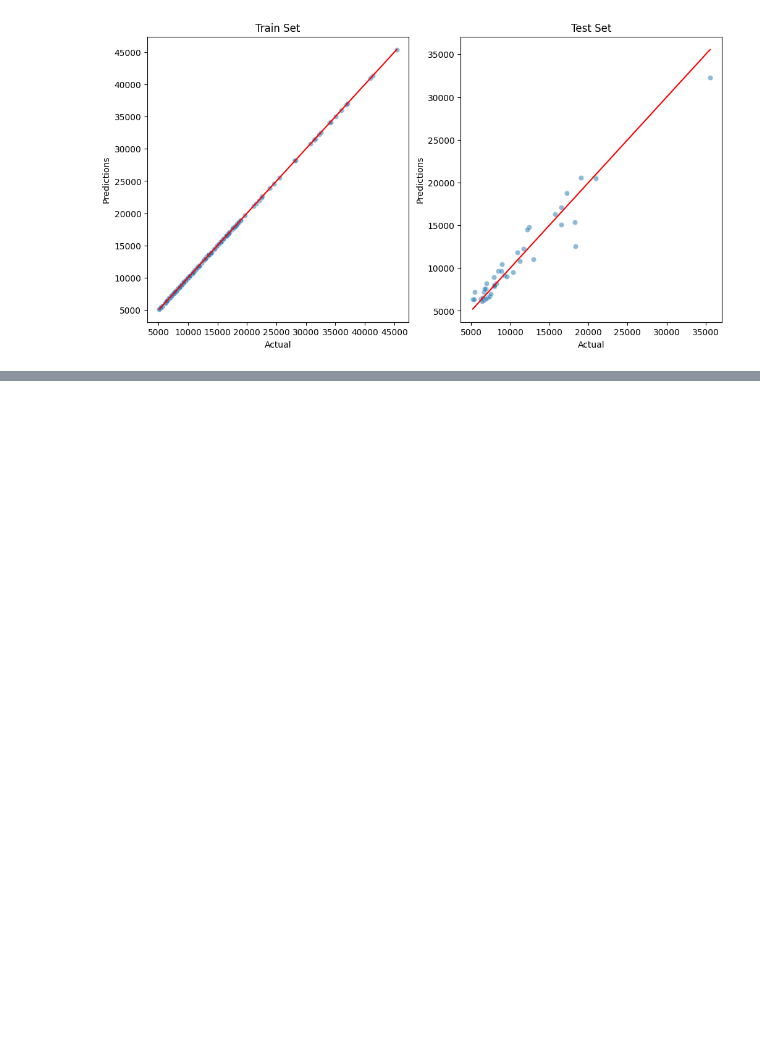
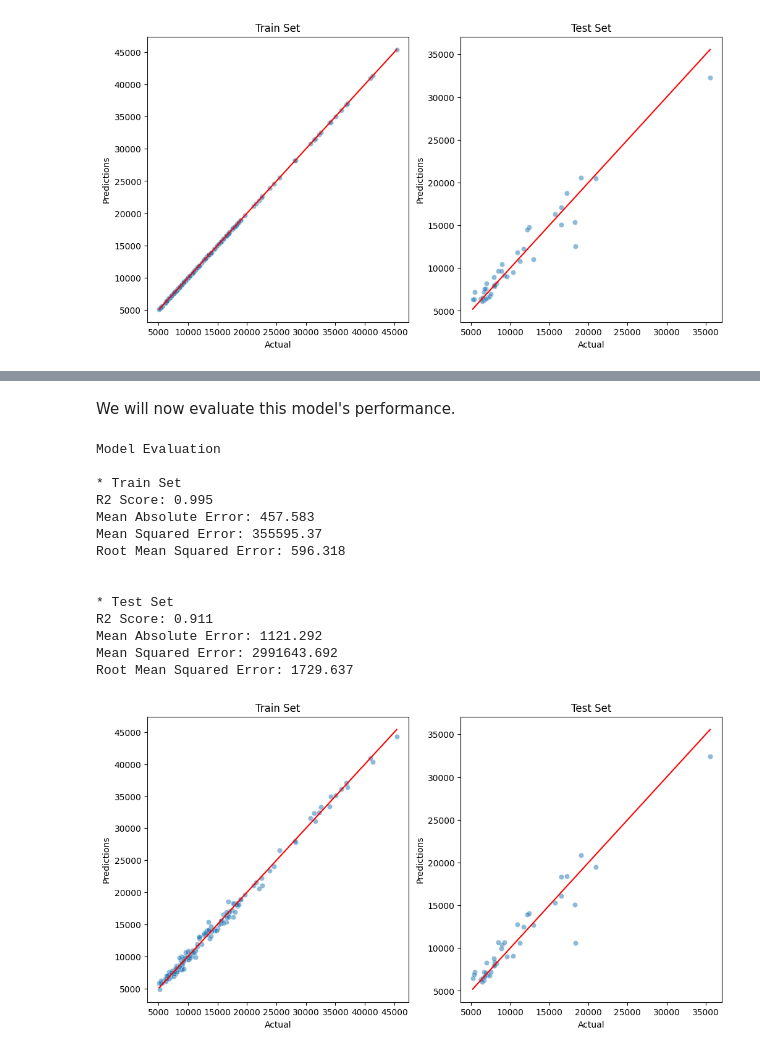
Before and after one commit to EHemraj/Car-Price-Analysis-Project-3, a Jupyter notebook: jupyter_notebooks/03_ML.ipynb, the cells around one changed output, grey strips where cells are left out. Saved outputs shown, nothing was run; the diff lists cells and outputs as text; code cells hidden in the pictures; blank space fills up the shorter version.

Commit message:
Add version 2 pipeline to ML notebook

```diff
--- a/jupyter_notebooks/03_ML.ipynb
+++ b/jupyter_notebooks/03_ML.ipynb
@@ -406,0 +484,4 @@ AI Usage Note: Generative AI was used to interpret the R2 and MAE scores and use
+# %%
+# code adapted from LMS with generative AI
+best_model_v2 = grid_search_summary_v2.iloc[0,0]
+best_model_v2
@@ -406,0 +504,4 @@ AI Usage Note: Generative AI was used to interpret the R2 and MAE scores and use
+# %%
+# code adapted from LMS with generative AI
+best_pipeline_v2 = grid_search_pipelines_v2[best_model_v2].best_estimator_
+best_pipeline_v2
@@ -406,0 +518,23 @@ AI Usage Note: Generative AI was used to interpret the R2 and MAE scores and use
+# %% [markdown]
+We will now evaluate this model's performance.
+# %%
+# code adapted from LMS
+# call the functions set up earlier to print train vs test scores and display plots
+regression_performance(X_train, y_train, X_test, y_test, best_pipeline_v2)
+regression_evaluation_plots(X_train, y_train, X_test, y_test, best_pipeline_v2, alpha_scatter=0.5)
+# %% [output]
+Model Evaluation
+
+* Train Set
+R2 Score: 0.995
+Mean Absolute Error: 457.583
+Mean Squared Error: 355595.37
+Root Mean Squared Error: 596.318
+
+
+* Test Set
+R2 Score: 0.911
+Mean Absolute Error: 1121.292
+Mean Squared Error: 2991643.692
+Root Mean Squared Error: 1729.637
+[figure, added]
```
Also changed, not shown: parts of 16 cells of this notebook.
